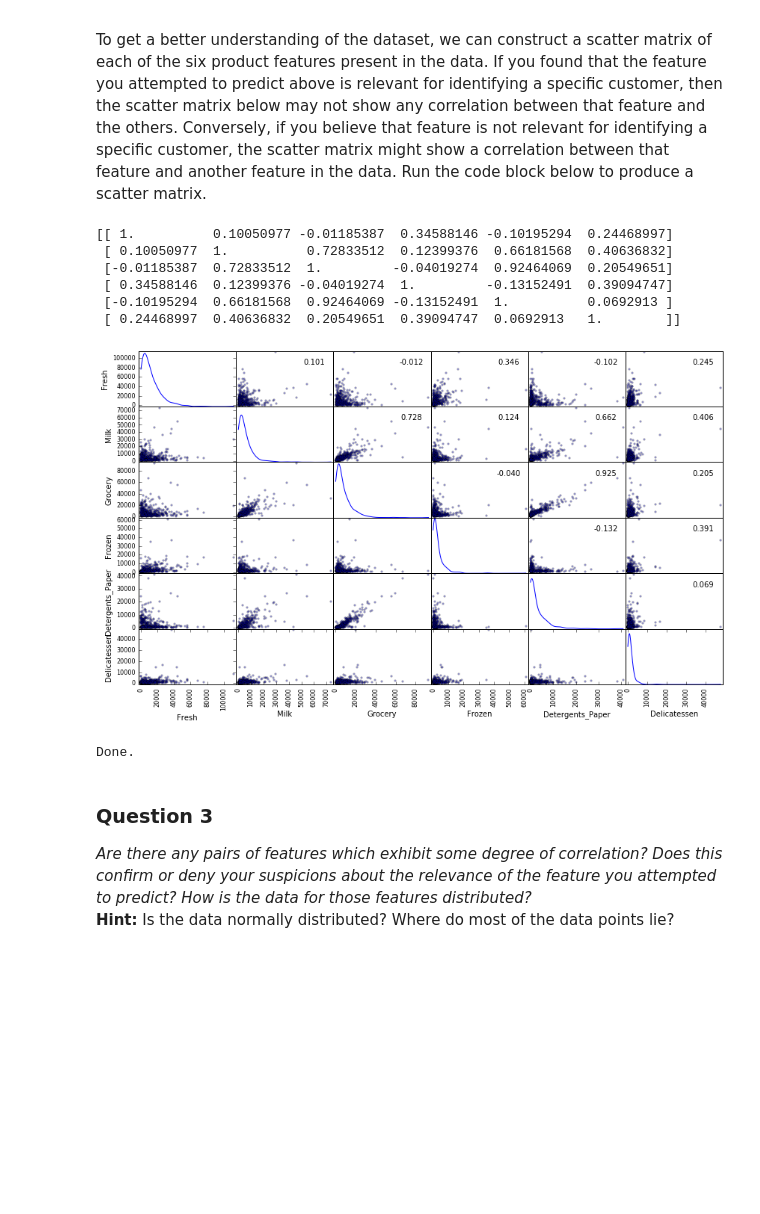
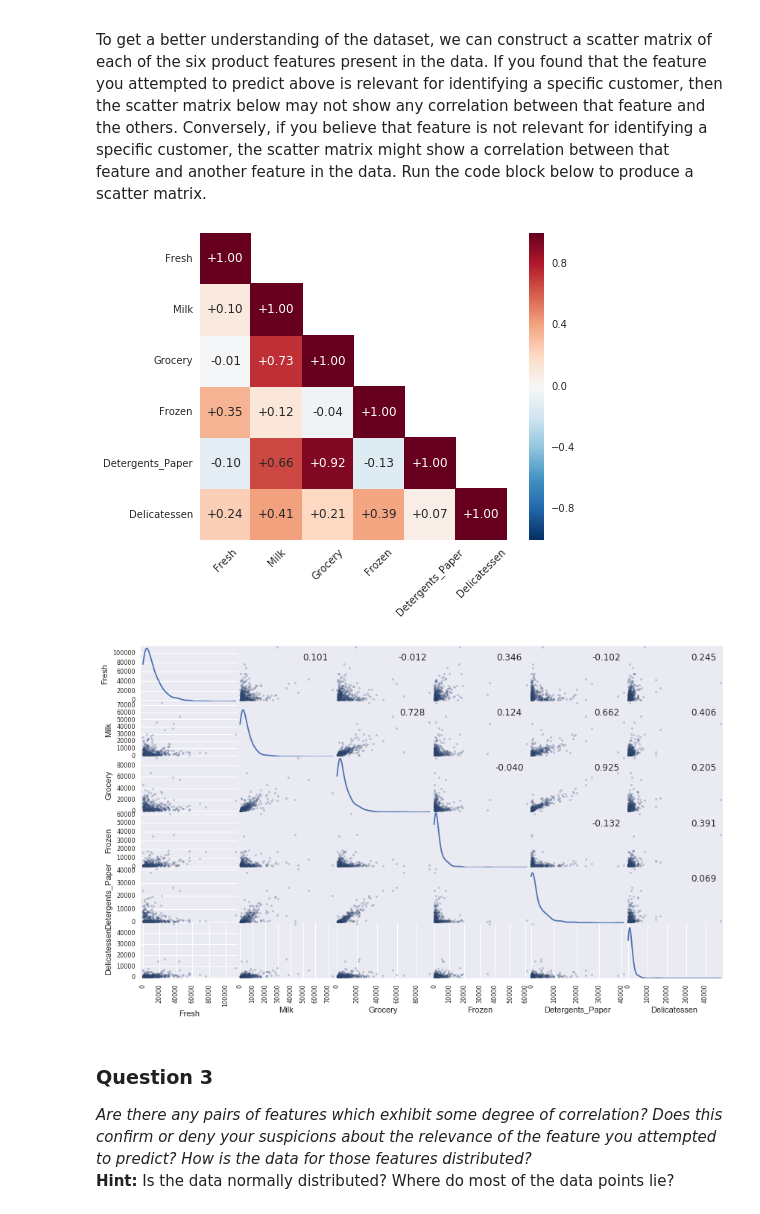
Before and after one commit to thalles753/machine-learning, a Jupyter notebook: projects/creating_customer_segments/customer_segments.ipynb, the cells around one changed output. Saved outputs shown, nothing was run; the diff lists cells and outputs as text; code cells hidden in the pictures; blank space fills up the shorter version.

Commit message:
project 3 done

```diff
--- a/projects/creating_customer_segments/customer_segments.ipynb
+++ b/projects/creating_customer_segments/customer_segments.ipynb
@@ -188,25 +159,27 @@ Delicatessen Predicting score:  0.437737809478
 ### Visualize Feature Distributions
 To get a better understanding of the dataset, we can construct a scatter matrix of each of the six product features present in the data. If you found that the feature you attempted to predict above is relevant for identifying a specific customer, then the scatter matrix below may not show any correlation between that feature and the others. Conversely, if you believe that feature is not relevant for identifying a specific customer, the scatter matrix might show a correlation between that feature and another feature in the data. Run the code block below to produce a scatter matrix.
 # %%
+# Show the features correlation is a heat-map
+corr = data.corr()
+mask = np.zeros_like(corr)
+mask[np.triu_indices_from(mask, 1)] = True
+with sns.axes_style("white"):
+    ax = sns.heatmap(corr, mask=mask, square=True, annot=True, cmap='RdBu_r', fmt='+.2f')
+    plt.xticks(rotation=45, ha='center');
+
 # Produce a scatter matrix for each pair of features in the data
 axes = pd.scatter_matrix(data, alpha = 0.3, figsize = (14,8), diagonal = 'kde');
 
+# get and display the correlation coefficients
 corr = data.corr().as_matrix()
-print corr
+
 for i, j in zip(*plt.np.triu_indices_from(axes, k=1)):
     axes[i, j].annotate("%.3f" %corr[i,j], (0.8, 0.8), xycoords='axes fraction', ha='center', va='center')
 
 plt.show()
-print "Done."
 # %% [output]
-[[ 1.          0.10050977 -0.01185387  0.34588146 -0.10195294  0.24468997]
- [ 0.10050977  1.          0.72833512  0.12399376  0.66181568  0.40636832]
- [-0.01185387  0.72833512  1.         -0.04019274  0.92464069  0.20549651]
- [ 0.34588146  0.12399376 -0.04019274  1.         -0.13152491  0.39094747]
- [-0.10195294  0.66181568  0.92464069 -0.13152491  1.          0.0692913 ]
- [ 0.24468997  0.40636832  0.20549651  0.39094747  0.0692913   1.        ]]
-[figure, old version]
+[figure, new version]
-Done.
+[figure, added]
 # %% [markdown]
 ### Question 3
 *Are there any pairs of features which exhibit some degree of correlation? Does this confirm or deny your suspicions about the relevance of the feature you attempted to predict? How is the data for those features distributed?*
```
Also changed, not shown: parts of 16 cells of this notebook, 1 other file.
